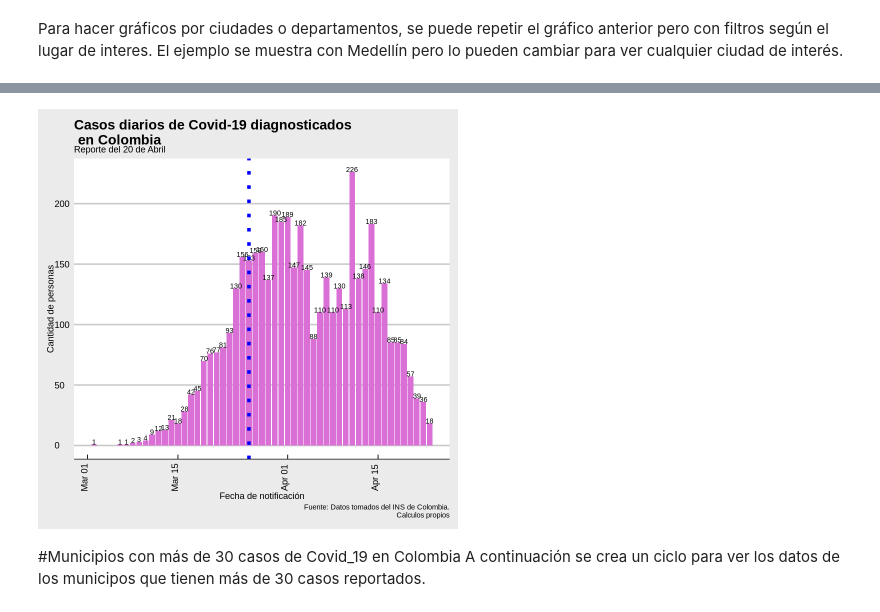
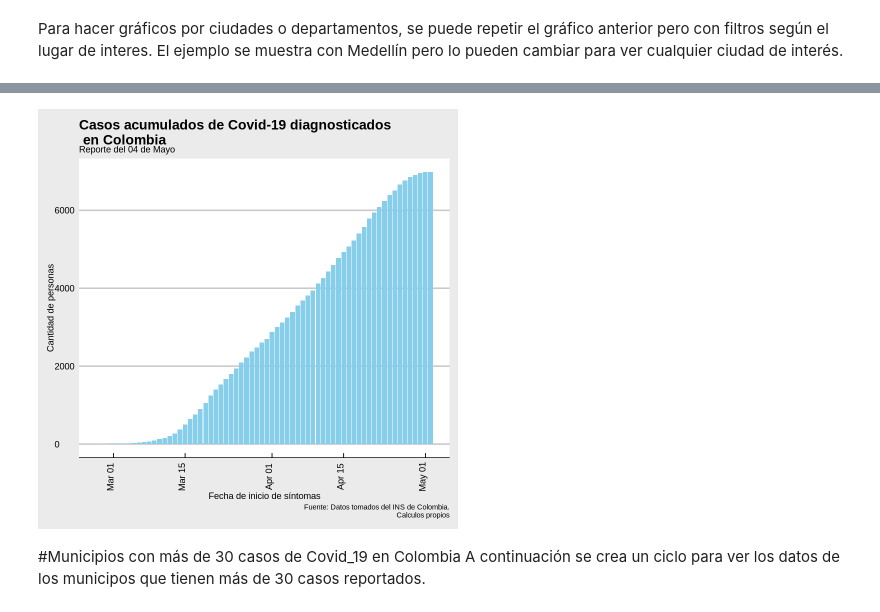
Before and after one commit to guberney/Covid_Colombia, a Jupyter notebook: CovidColombia.ipynb, the cells around one changed output, grey strips where cells are left out. Drawn from its saved outputs; the diff is of its cells as text; code cells hidden in the pictures.

```diff
--- a/CovidColombia.ipynb
+++ b/CovidColombia.ipynb
@@ -53,6 +53,7 @@ covidCol$Edad<-as.numeric(covidCol$Edad)
 covidCol<-covidCol%>%mutate(`Fecha de notificación`=as.Date(as.POSIXct(covidCol$`Fecha de notificación`)))
 covidCol<-covidCol%>%mutate(`Fecha diagnostico`=as.Date(as.POSIXct(covidCol$`Fecha diagnostico`)))
 covidCol<-covidCol%>%mutate(`FIS`=ymd_hms(covidCol$`FIS`))%>%mutate(`FIS`=as.Date(as.POSIXct(`FIS`)))
+covidCol<-covidCol%>%mutate(`fecha reporte web`=ymd_hms(covidCol$`fecha reporte web`))%>%mutate(`fecha reporte web`=as.Date(as.POSIXct(`fecha reporte web`)))
 #covidCol<-covidCol%>%mutate(`Fecha de muerte`=dmy(covidCol$`Fecha de muerte`))
 #covidCol<-covidCol%>%mutate(`Fecha recuperado`=dmy(covidCol$`Fecha recuperado`))
 covidCol<-covidCol%>% mutate(EdadClases = cut(Edad, breaks = c(0,9,19,29,39,49,59,69,79,104),
@@ -133,18 +156,18 @@ covidCol%>% #filter(`Ciudad de ubicación`=="BOGOTA")%>% #Para hacer algúna ciu
           mutate(Acumulados = cumsum(n))
 # %%
 covidCol%>% #filter(`Ciudad de ubicación`=="BOGOTA")%>% #Para hacer algúna ciudad específica, escribir el nombre entre comillas. Usa el resultado anterior para ver la ciudad
-          group_by(`Fecha de notificación`) %>%
+          group_by(`FIS`) %>%
           summarise (n=n())%>%
           mutate(Acumulados = cumsum(n))%>%
 
-  ggplot (aes(x = `Fecha de notificación`, y = n)) +  #se puede cambiar par ver un gráfico acumulado.
-  geom_bar(stat = "identity", fill= "orchid" )+
-  labs(title = "Casos diarios de Covid-19 diagnosticados\n en Colombia",
-      subtitle = "Reporte del 23 de Abril", #Recuerda cambiar el título según la ciudad que quieras ver.
-       x = "Fecha de notificación", y = "Cantidad de personas", caption = "Fuente: Datos tomados del INS de Colombia.\nCalculos propios")+
-  geom_text(aes(label = n ), vjust = 0, color="black", size=3,
-            position = position_dodge(width=0.9))+
-  geom_vline(xintercept=as.numeric(as.Date("2020-03-26")),color="blue", linetype="dotted", size=2 )+ #señala el día que se dañó la máquina.
+  ggplot (aes(x = `FIS`, y = Acumulados)) +  #se puede cambiar par ver un gráfico acumulado.
+  geom_bar(stat = "identity", fill= "skyblue" )+
+  labs(title = "Casos acumulados de Covid-19 diagnosticados\n en Colombia",
+      subtitle = "Reporte del 04 de Mayo", #Recuerda cambiar el título según la ciudad que quieras ver.
+       x = "Fecha de inicio de síntomas", y = "Cantidad de personas", caption = "Fuente: Datos tomados del INS de Colombia.\nCalculos propios")+
+ # geom_text(aes(label = Acumulados ), vjust = 0, color="black", size=3,
+ #           position = position_dodge(width=0.9))+
+ # geom_vline(xintercept=as.numeric(as.Date("2020-03-26")),color="blue", linetype="dotted", size=2 )+ #señala el día que se dañó la máquina.
   theme_economist_white()+
   theme(axis.text.x = element_text(angle = 90)) #rotar los labels de los ejes
  # annotate ("text", label = "Se dañó la máquina", x = as.Date("2020-03-26"), y = 10, size = 6, colour = "blue")
@@ -153,4 +178,4 @@ covidCol%>% #filter(`Ciudad de ubicación`=="BOGOTA")%>% #Para hacer algúna ciu
-[figure, old version]
+[figure, new version]
 # %% [markdown]
 #Municipios con más de 30 casos de Covid_19 en Colombia
 A continuación se crea un ciclo para ver los datos de los municipos que tienen más de 30 casos reportados.
```
Also changed, not shown: parts of 14 cells of this notebook.
